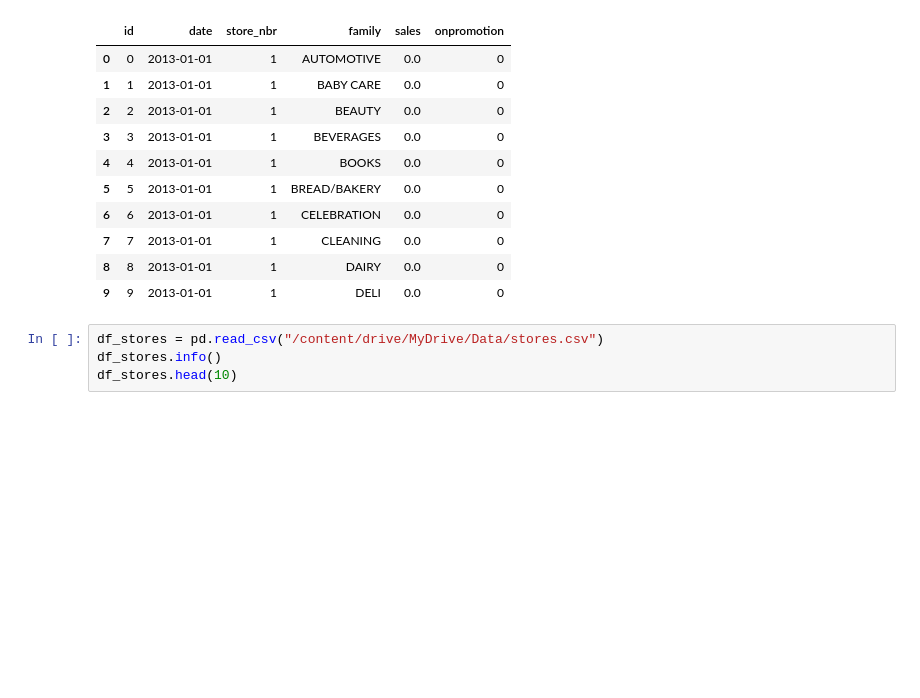
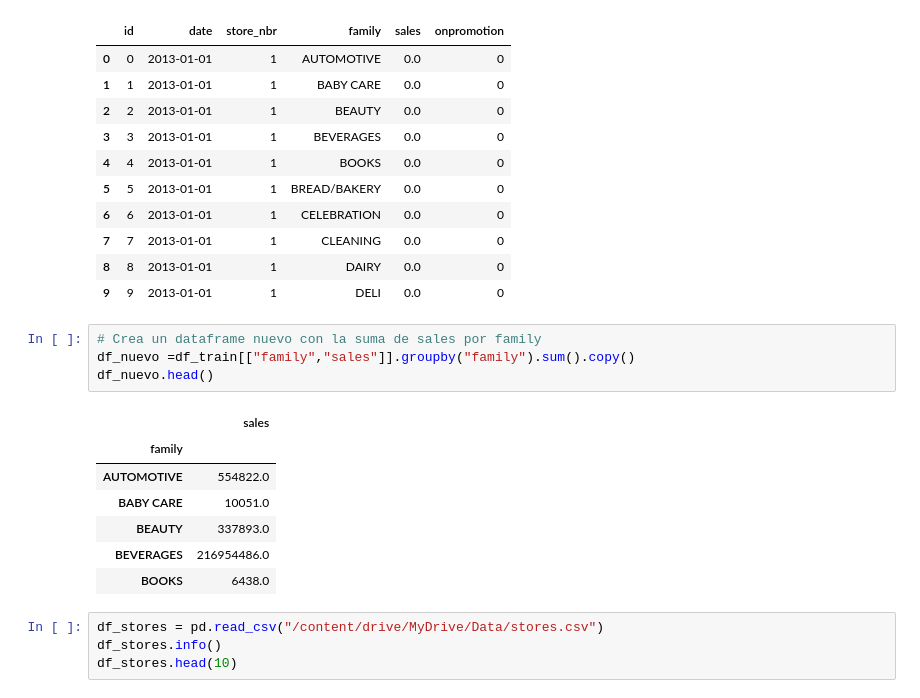
Before and after one commit to Rrricardi/P, a Jupyter notebook: Create_data_sql.ipynb, the cells around one changed output. Cells and saved outputs as stored; diff of their text form; blank space fills up the shorter version.

```diff
--- a/Create_data_sql.ipynb
+++ b/Create_data_sql.ipynb
@@ -98,6 +98,18 @@ memory usage: 137.4+ MB
 | 7 | 7 | 2013-01-01 | 1 | CLEANING | 0.0 | 0 |
 | 8 | 8 | 2013-01-01 | 1 | DAIRY | 0.0 | 0 |
 | 9 | 9 | 2013-01-01 | 1 | DELI | 0.0 | 0 |
+# %%
+# Crea un dataframe nuevo con la suma de sales por family
+df_nuevo =df_train[["family","sales"]].groupby("family").sum().copy()
+df_nuevo.head()
+# %% [output]
+|  | sales |
+| family |  |
+| AUTOMOTIVE | 554822.0 |
+| BABY CARE | 10051.0 |
+| BEAUTY | 337893.0 |
+| BEVERAGES | 216954486.0 |
+| BOOKS | 6438.0 |
 # %%
 df_stores = pd.read_csv("/content/drive/MyDrive/Data/stores.csv")
 df_stores.info()
```
Also changed, not shown: parts of 1 cell of this notebook.
